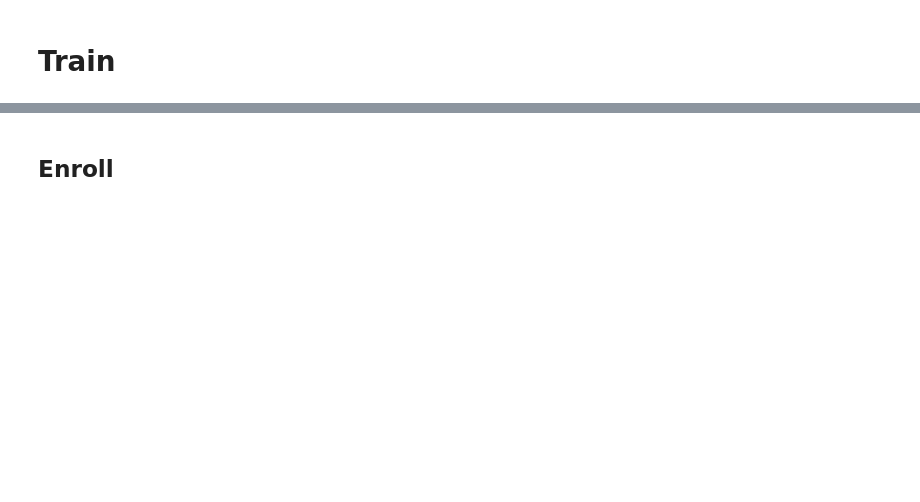
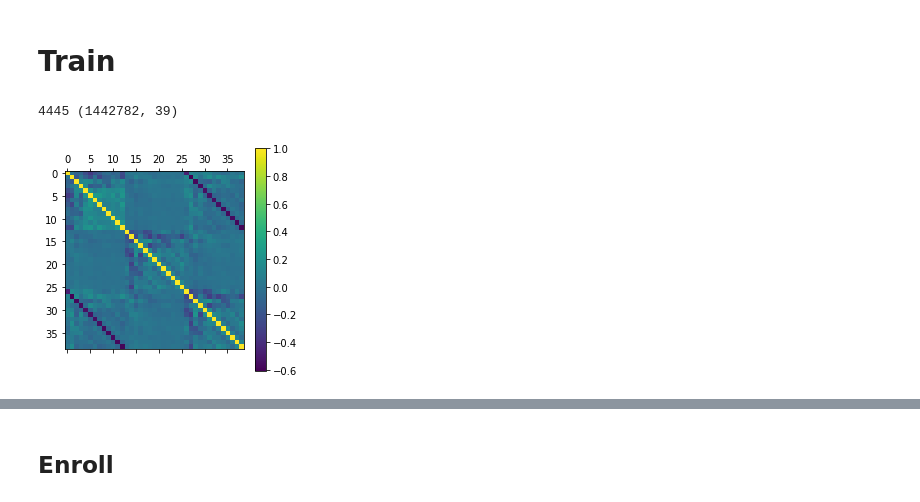
Before and after one commit to michalsosn/paprotka, a Jupyter notebook: notebooks/RedDots - GMM UBM.ipynb, the cells around one changed output, grey strips where cells are left out. Cells and saved outputs as stored; diff of their text form; code cells hidden in the pictures; blank space fills up the shorter version.

```diff
--- a/notebooks/RedDots - GMM UBM.ipynb
+++ b/notebooks/RedDots - GMM UBM.ipynb
@@ -59,7 +59,7 @@ warnings.filterwarnings('once')
 # %%
 root = reddots.get_root()
 load_pcm = ft.partial(reddots.load_pcm, root)
-load_mfcc = ft.partial(reddots.load_npy, root, 'wac2_mfcc13_ddd')
+load_mfcc = ft.partial(reddots.load_npy, root, 'wac2_mfcc13_ddd_lifter22_hamming') # 'wac2_mfcc13_ddd_ne_hamming')
 # %%
 all_paths = [os.path.join(os.path.basename(root), file) for root, _, files in os.walk(root + '/pcm')
                                       for file in files
@@ -94,3 +131,6 @@ print(len(trialed_paths), len(untrialed_paths))
+# %%
+trialed_paths = [path for path in trialed_paths if all_mfcc[path].shape[0] >= 85]
+untrialed_paths = [path for path in untrialed_paths if all_mfcc[path].shape[0] >= 85]
 # %%
 def with_opened_file(mode='r'):
     def decorator(fun):
@@ -135,3 +175,13 @@ untrialed_features = [all_mfcc[path] for path in untrialed_paths]
 untrialed_features_stack = np.vstack(untrialed_features)
 
 print(len(untrialed_features), untrialed_features_stack.shape)
+# %% [output]
+4445 (1442782, 39)
+# %%
+corrcoef = np.corrcoef(untrialed_features_stack, rowvar=False)
+# %%
+plt.matshow(corrcoef)
+plt.colorbar()
+plt.show()
+# %% [output]
+[figure, added]
```
Also changed, not shown: parts of 13 cells of this notebook, 4 other files.
